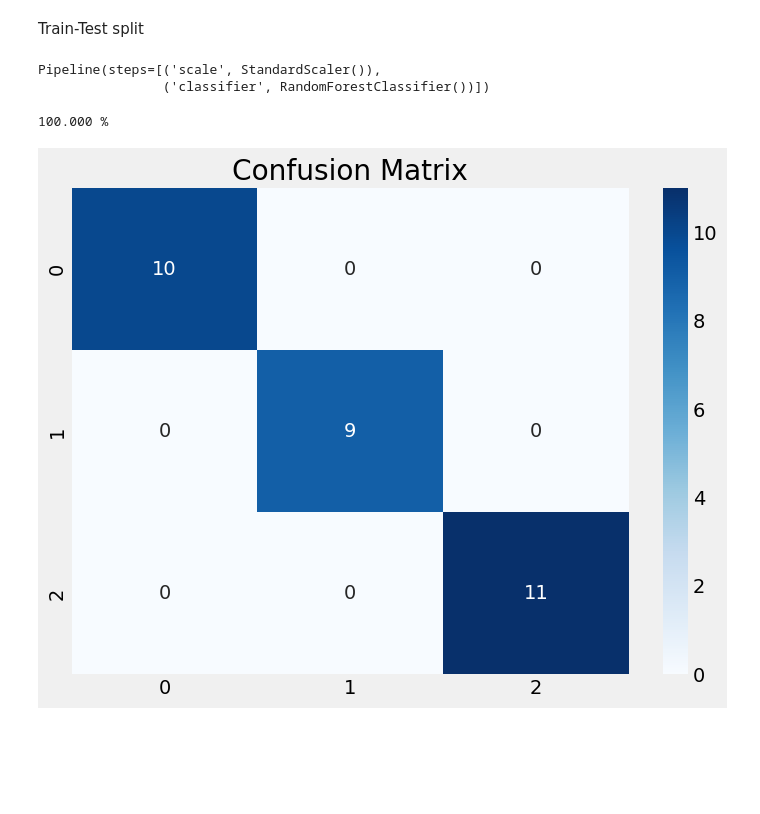
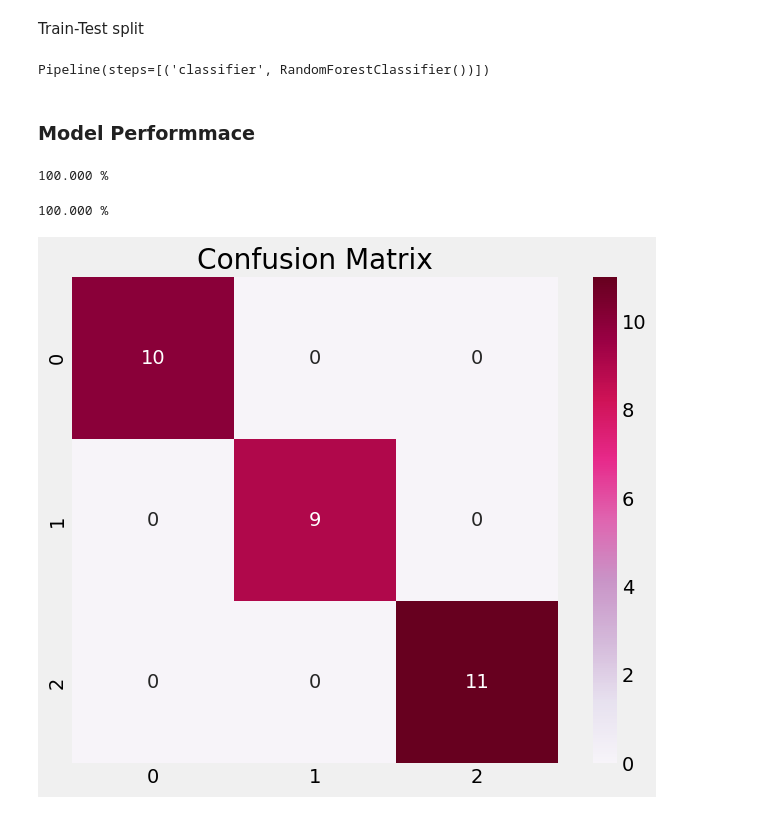
Before and after one commit to kevinnkansah/CODSOFT, a Jupyter notebook: Task 3/iris.ipynb, the cells around one changed output. Saved outputs shown, nothing was run; the diff lists cells and outputs as text; code cells hidden in the pictures; blank space fills up the shorter version.

```diff
--- a/Task 3/iris.ipynb
+++ b/Task 3/iris.ipynb
@@ -105,7 +95,6 @@ y = df['species']
 Pipeline
 # %%
 pipeline = Pipeline(steps=[
-    ('scale', StandardScaler()),
     ('classifier', RandomForestClassifier())
 ])
 # %% [markdown]
@@ -117,6 +106,15 @@ X_train, X_test, y_train, y_test = train_test_split(X, y, test_size=0.2, random_
 # %%
 pipeline.fit(X_train, y_train)
 # %% [output]
-Pipeline(steps=[('scale', StandardScaler()),
-                ('classifier', RandomForestClassifier())])
+Pipeline(steps=[('classifier', RandomForestClassifier())])
+# %% [markdown]
+### Model Performmace
+# %%
+#Training data score
+
+score = pipeline.score(X_train, y_train)
+percentage = score * 100
+print("%.3f" % percentage, "%")
+# %% [output]
+100.000 %
 # %%
@@ -129,8 +129,8 @@ print("%.3f" % percentage, "%")
 y_pred = pipeline.predict(X_test)
 # %%
 plt.figure(figsize=(8, 6))
-sns.heatmap(confusion_matrix(y_test, y_pred), annot=True, fmt="d", cmap="Blues")
+sns.heatmap(confusion_matrix(y_test, y_pred), annot=True, fmt="d", square=True, cmap="PuRd")
 plt.title("Confusion Matrix")
 plt.show()
 # %% [output]
-[figure, old version]
+[figure, new version]
```
Also changed, not shown: parts of 2 cells of this notebook, 3 other files.
